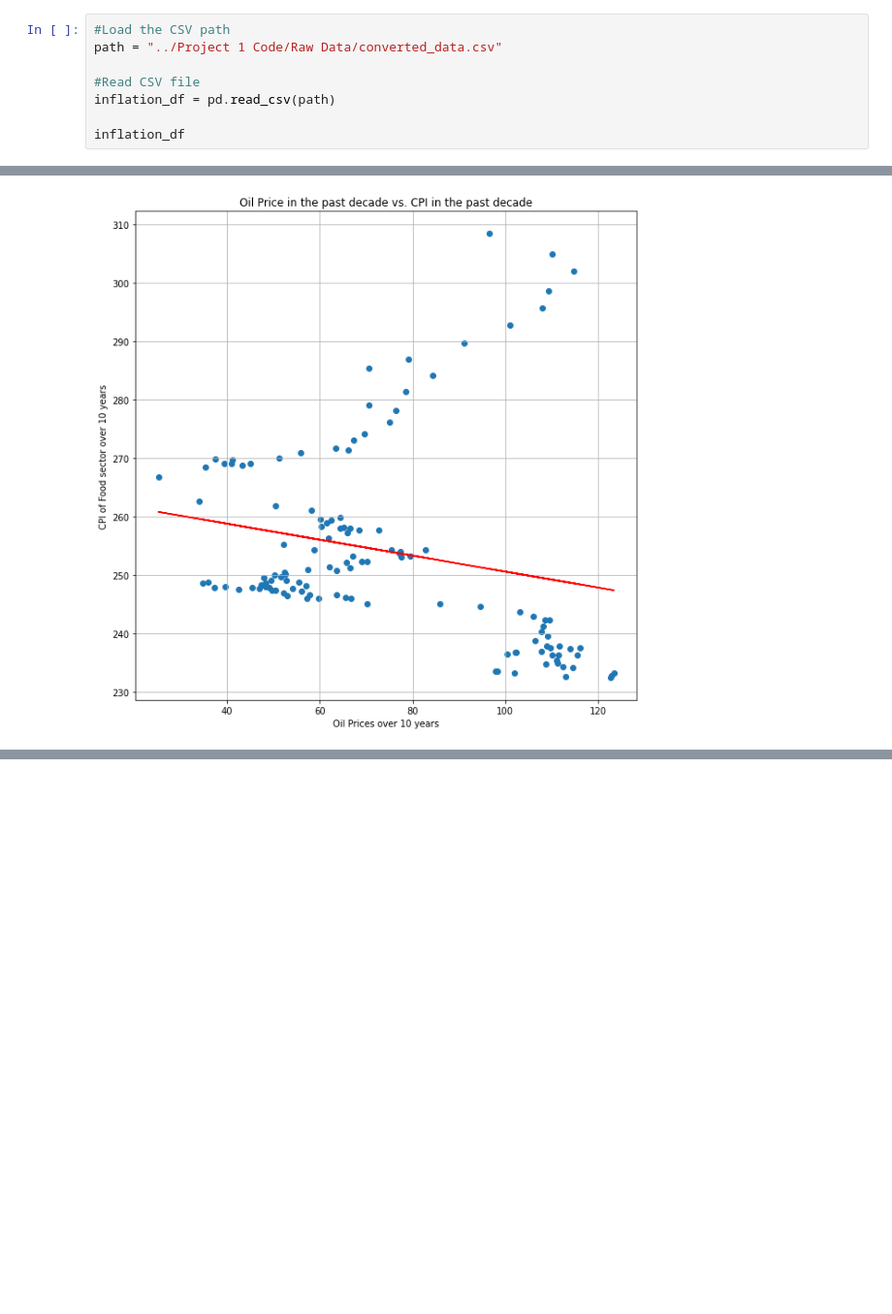
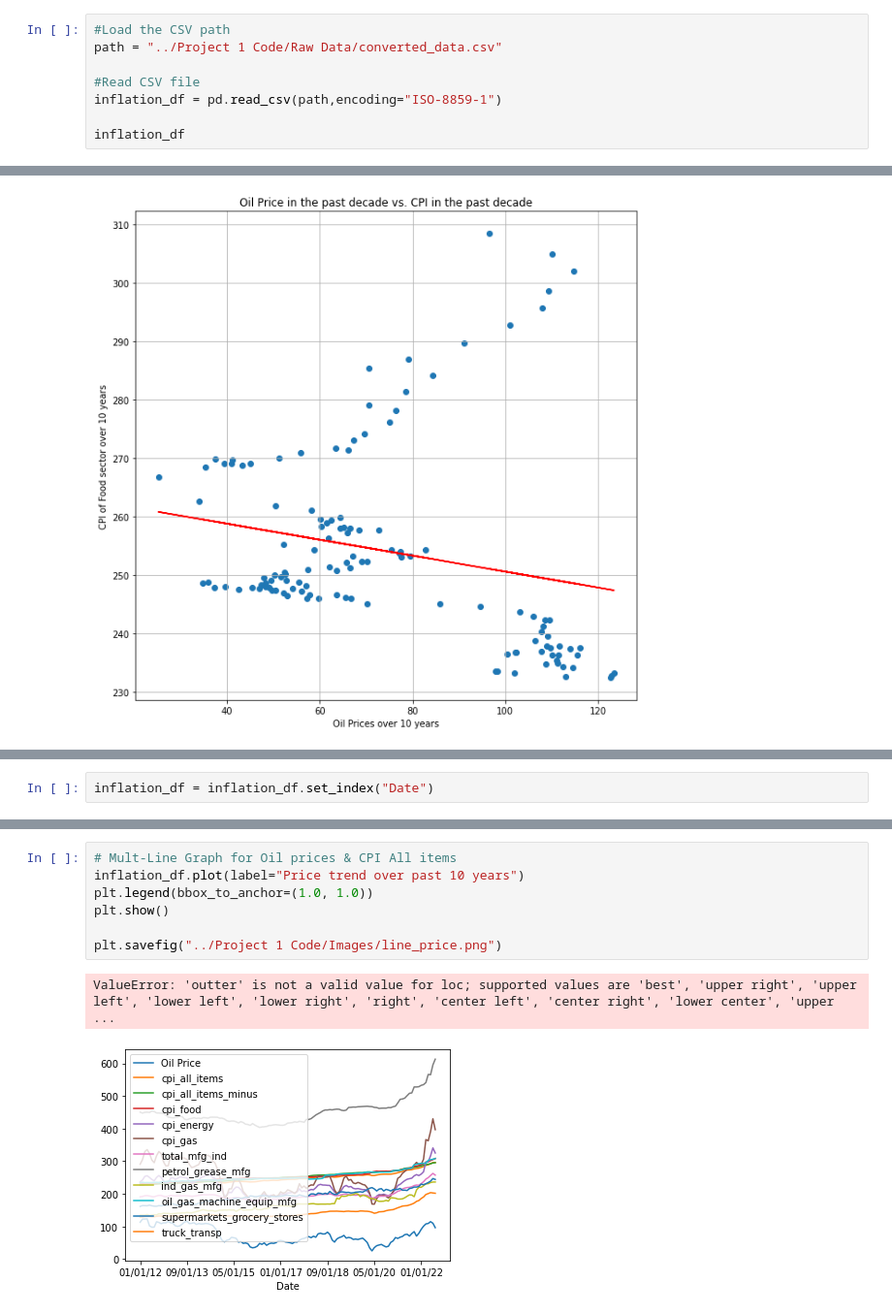
Before and after one commit to Master-Leo/Team-6-Main, a Jupyter notebook: Project 1 Code/statistical_analysis.ipynb, the cells around one changed output, grey strips where cells are left out. Shown at 97% size. Drawn from its saved outputs; the diff is of its cells as text; blank space fills up the shorter version.

Commit message:
'updated images/line/scatter-graph'

```diff
--- a/Project 1 Code/statistical_analysis.ipynb
+++ b/Project 1 Code/statistical_analysis.ipynb
@@ -11,7 +11,7 @@ import scipy.stats as st
 path = "../Project 1 Code/Raw Data/converted_data.csv"
 
 #Read CSV file
-inflation_df = pd.read_csv(path)
+inflation_df = pd.read_csv(path,encoding="ISO-8859-1")
 
 inflation_df
 # %% [output]
@@ -187,0 +192,2 @@ plt.show()
+# %%
+inflation_df = inflation_df.set_index("Date")
@@ -187,0 +211,10 @@ plt.show()
+# %%
+# Mult-Line Graph for Oil prices & CPI All items
+inflation_df.plot(label="Price trend over past 10 years")
+plt.legend(bbox_to_anchor=(1.0, 1.0))
+plt.show()
+
+plt.savefig("../Project 1 Code/Images/line_price.png")
+# %% [output]
+ValueError: 'outter' is not a valid value for loc; supported values are 'best', 'upper right', 'upper left', 'lower left', 'lower right', 'right', 'center left', 'center right', 'lower center', 'upper ...
+[figure, added]
```
Also changed, not shown: parts of 3 cells of this notebook, 2 other files.
